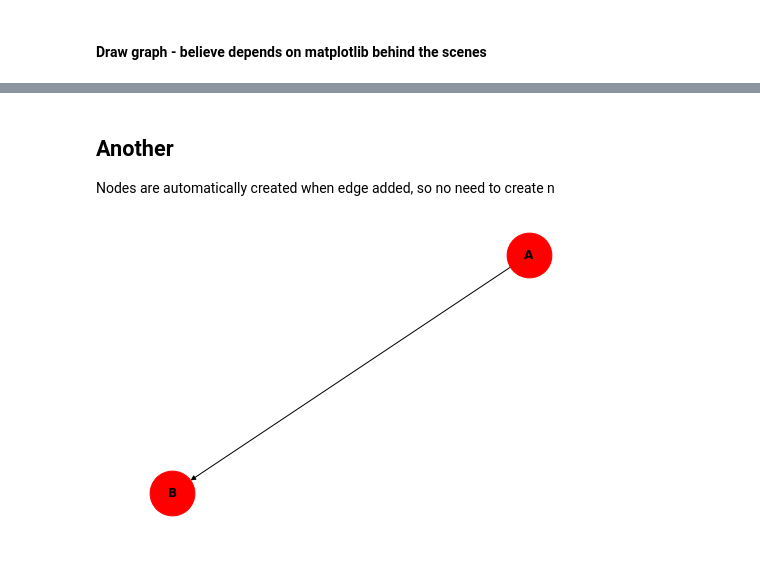
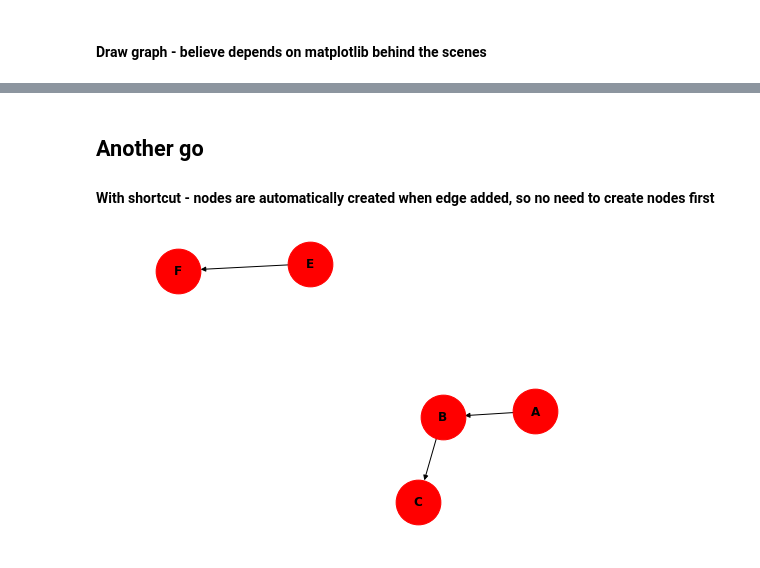
Before and after one commit to alanmaydwell/jupyter_scribblings, a Jupyter notebook: NetworkXtry.ipynb, the cells around one changed output, grey strips where cells are left out. Cells and saved outputs as stored; diff of their text form; code cells hidden in the pictures.

```diff
--- a/NetworkXtry.ipynb
+++ b/NetworkXtry.ipynb
@@ -49,9 +58,11 @@ nx.draw(my_graph, with_labels=True, font_weight='bold', node_size = 2000)
 # %% [markdown]
-## Another
-Nodes are automatically created when edge added, so no need to create n
+## Another go
+#### With shortcut - nodes are automatically created when edge added, so no need to create nodes first
 # %%
 quick_graph = nx.DiGraph()
 quick_graph.add_edge("A", "B")
+quick_graph.add_edge("B", "C")
+quick_graph.add_edge("E", "F")
 nx.draw(quick_graph, with_labels=True, font_weight='bold', node_size = 2000)
 # %% [output]
-[figure, old version]
+[figure, new version]
```
Also changed, not shown: parts of 31 cells of this notebook.
